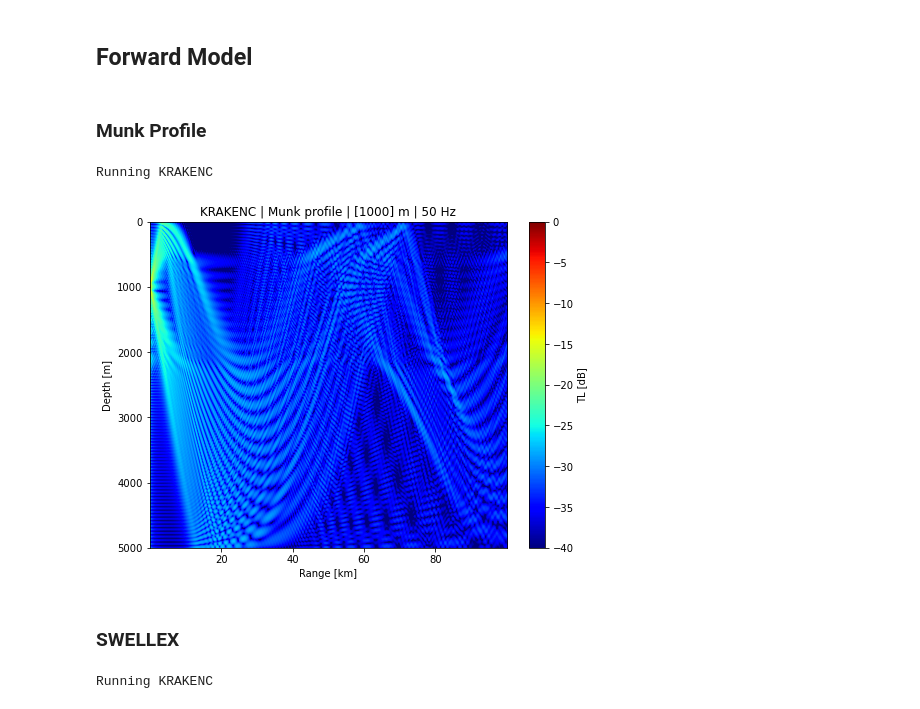
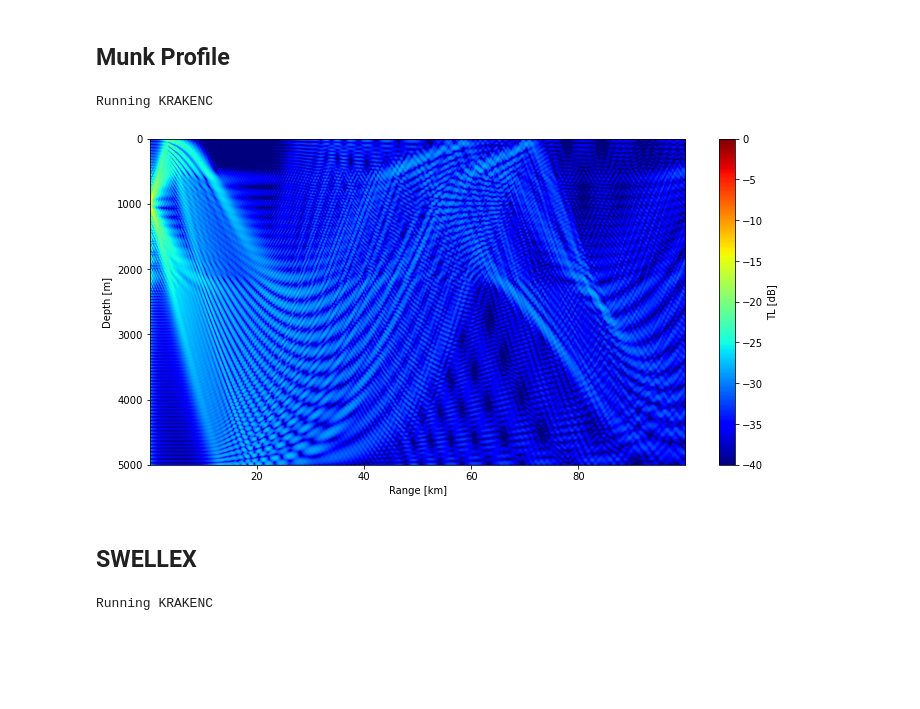
Before and after one commit to NeptuneProjects/TritonOA, a Jupyter notebook: tutorials/RunKRAKEN.ipynb, the cells around one changed output. Saved outputs shown, nothing was run; the diff lists cells and outputs as text; code cells hidden in the pictures; blank space fills up the shorter version.

```diff
--- a/tutorials/RunKRAKEN.ipynb
+++ b/tutorials/RunKRAKEN.ipynb
@@ -12,7 +11,5 @@ ModuleNotFoundError: No module named 'core'
-# %% [markdown]
-## Forward Model
 # %% [markdown]
-### Munk Profile
+## Munk Profile
 # %%
 profile = "Munk"
 title = profile
@@ -28,38 +25,41 @@ bottom = Bottom(opt="A", z=layer1.z_max, c_p=1600, rho=1.8, a_p=0.8)
 source = Source(1000)
 receiver = Receiver(np.arange(0, layer1.z_max+1, 5), r_max=100, dr=10)
 
 freq = 50
 clow = 1500
 chigh = 1600
 
 exp_actual = KRAKENModelConfiguration(
     title,
     freq,
     layers,
     top,
     bottom,
     source,
     receiver,
     clow=clow,
     chigh=chigh,
     tmpdir="tmp"
 )
 
 model = "KRAKENC"
 exp_actual.run(fldflag=True, model=model)
 p = normalize_pressure(exp_actual.modes.p, log=True)
 
-fig = oaplt.plot_TL_2d(
+fig = plot_TL_2d(
     p,
     exp_actual.receiver.z,
     exp_actual.receiver.r,
-    title=f"{model} | {profile} profile | {exp_actual.source.z} m | {freq} Hz"
+    # title=f"{model} | {profile} profile | {exp_actual.source.z} m | {freq} Hz",
+    title="",
+    figsize=(12, 6)
 )
+fig.savefig("smimage.jpg", dpi=300)
 # %% [output]
 Running KRAKENC
-[figure, old version]
+[figure, new version]
 # %% [markdown]
-### SWELLEX
+## SWELLEX
 # %%
 profile = "SWELLEX"
 title = profile
```
Also changed, not shown: parts of 4 cells of this notebook.
